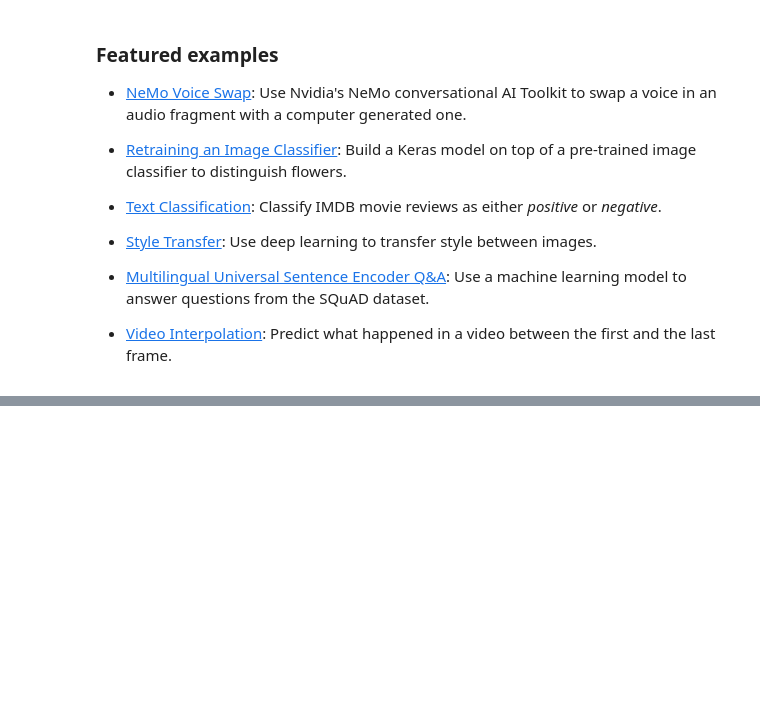
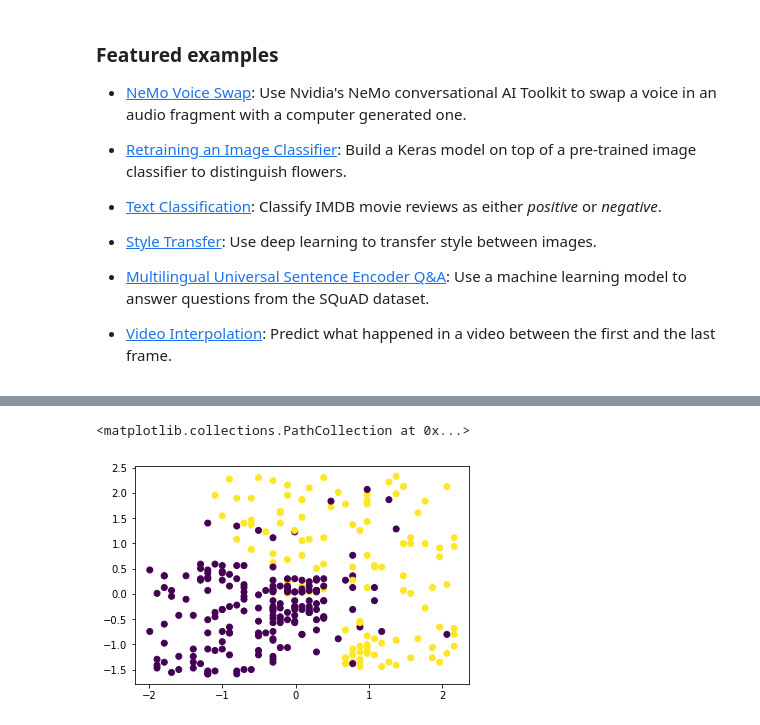
Before and after one commit to Er-Sonu/Sonu, a Jupyter notebook: Welcome_To_Colaboratory.ipynb, the cells around one changed output, grey strips where cells are left out. Cells and saved outputs as stored; diff of their text form; code cells hidden in the pictures; blank space fills up the shorter version.

```diff
--- a/Welcome_To_Colaboratory.ipynb
+++ b/Welcome_To_Colaboratory.ipynb
@@ -280,0 +328,5 @@ print(tree.plot_tree(model))
+# %%
+dtclr = DecisionTreeClassifier(criterion="entropy",random_state=0)
+# %%
+#training
+dtclr.fit(X_train,y_train)
@@ -282,0 +370,4 @@ from sklearn.tree import export_graphviz
+# %%
+x = X_train[:,0]
+y = X_train[:,1]
+x,y
@@ -282,0 +392,7 @@ from sklearn.tree import export_graphviz
+# %%
+c = y_train
+# %%
+plt.scatter(x,y,c=c)
+# %% [output]
+<matplotlib.collections.PathCollection at 0x...>
+[figure, added]
```
Also changed, not shown: parts of 65 cells of this notebook.
